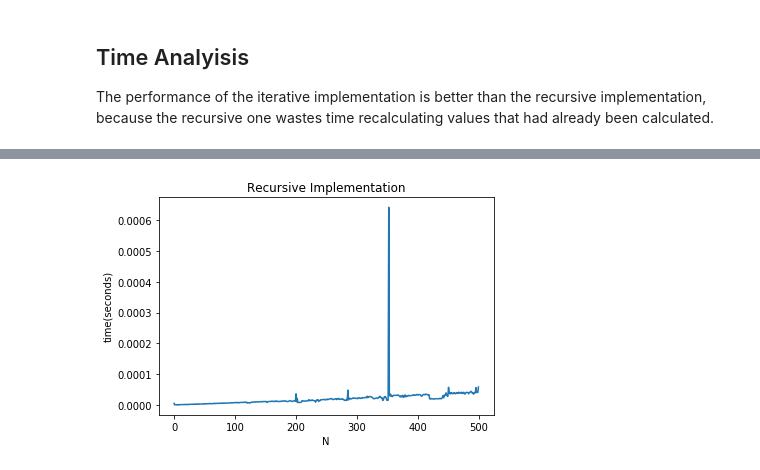
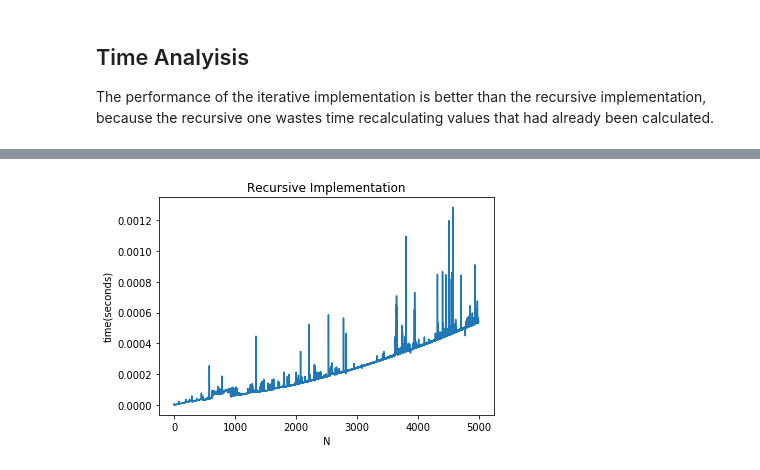
Before and after one commit to edwmapa/Algorithms, a Jupyter notebook: Homeworks/Fibonnacci/Fibonacci.ipynb, the cells around one changed output, grey strips where cells are left out. Saved outputs shown, nothing was run; the diff lists cells and outputs as text; code cells hidden in the pictures.

```diff
--- a/Homeworks/Fibonnacci/Fibonacci.ipynb
+++ b/Homeworks/Fibonnacci/Fibonacci.ipynb
@@ -70,10 +70,10 @@ plt.show()
 # %%
-N = np.arange(0,500)
+N = np.arange(0,5000)
 X1 = [timeFiboI(i) for i in N]
 plt.plot(N,X1)
 plt.title('Recursive Implementation')
 plt.xlabel('N')
 plt.ylabel('time(seconds)')
 plt.show()
 # %% [output]
-[figure, old version]
+[figure, new version]
```
Also changed, not shown: parts of 3 cells of this notebook.
